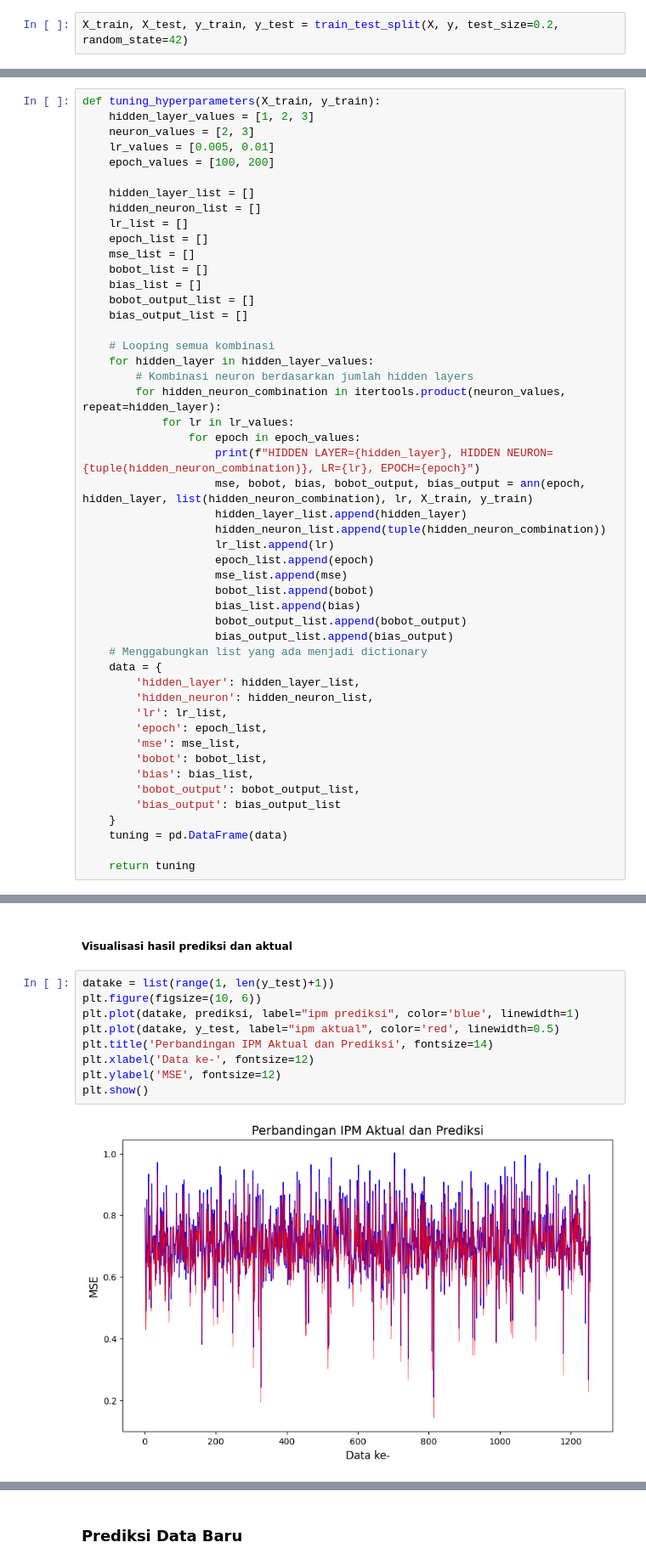
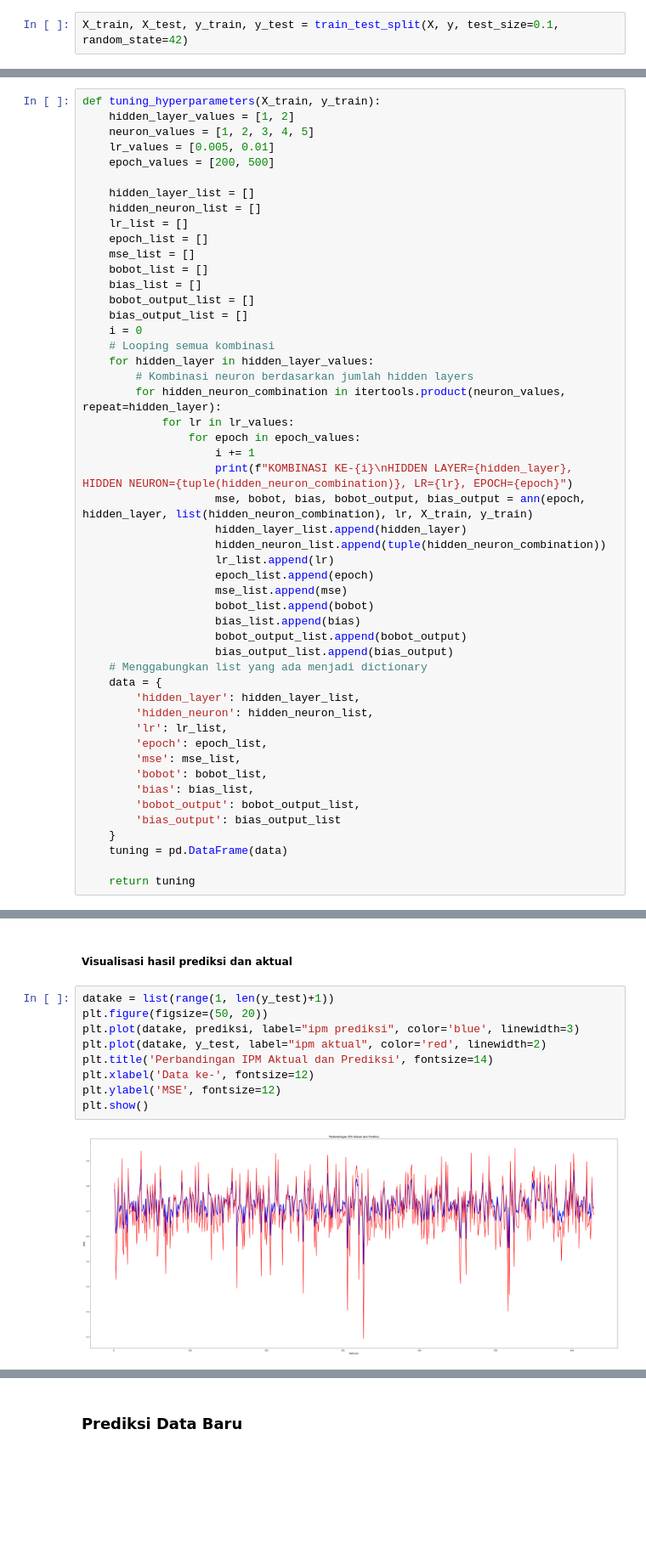
Before and after one commit to dikkawipraa22/Project-Metode-Kecerdasan-Buatan-Lanjut, a Jupyter notebook: modeling.ipynb, the cells around one changed output, grey strips where cells are left out. Shown at 85% size. Cells and saved outputs as stored; diff of their text form; blank space fills up the shorter version.

```diff
--- a/modeling.ipynb
+++ b/modeling.ipynb
@@ -36,7 +36,7 @@ array([[0.70550539],
 # %% [markdown]
 ### Split Data
 # %%
-X_train, X_test, y_train, y_test = train_test_split(X, y, test_size=0.2, random_state=42)
+X_train, X_test, y_train, y_test = train_test_split(X, y, test_size=0.1, random_state=42)
 # %% [markdown]
 ### Modeling
 # %% [markdown]
@@ -204,10 +198,10 @@ Epoch 100, MSE: 0.02542852447793759
 PELATIHAN SELESAI
 # %%
 def tuning_hyperparameters(X_train, y_train):
-    hidden_layer_values = [1, 2, 3]
-    neuron_values = [2, 3]
+    hidden_layer_values = [1, 2]
+    neuron_values = [1, 2, 3, 4, 5]
     lr_values = [0.005, 0.01]
-    epoch_values = [100, 200]
+    epoch_values = [200, 500]
 
     hidden_layer_list = []
     hidden_neuron_list = []
@@ -218,14 +212,15 @@ def tuning_hyperparameters(X_train, y_train):
     bias_list = []
     bobot_output_list = []
     bias_output_list = []
-
+    i = 0
     # Looping semua kombinasi
     for hidden_layer in hidden_layer_values:
         # Kombinasi neuron berdasarkan jumlah hidden layers
         for hidden_neuron_combination in itertools.product(neuron_values, repeat=hidden_layer):
             for lr in lr_values:
                 for epoch in epoch_values:
-                    print(f"HIDDEN LAYER={hidden_layer}, HIDDEN NEURON={tuple(hidden_neuron_combination)}, LR={lr}, EPOCH={epoch}")
+                    i += 1
+                    print(f"KOMBINASI KE-{i}\nHIDDEN LAYER={hidden_layer}, HIDDEN NEURON={tuple(hidden_neuron_combination)}, LR={lr}, EPOCH={epoch}")
                     mse, bobot, bias, bobot_output, bias_output = ann(epoch, hidden_layer, list(hidden_neuron_combination), lr, X_train, y_train)
                     hidden_layer_list.append(hidden_layer)
                     hidden_neuron_list.append(tuple(hidden_neuron_combination))
@@ -377,15 +384,15 @@ prediksi = predict(X_test, best_bobot_global, best_bias_global, best_bobot_outpu
 ##### Visualisasi hasil prediksi dan aktual
 # %%
 datake = list(range(1, len(y_test)+1))
-plt.figure(figsize=(10, 6))
-plt.plot(datake, prediksi, label="ipm prediksi", color='blue', linewidth=1)
-plt.plot(datake, y_test, label="ipm aktual", color='red', linewidth=0.5)
+plt.figure(figsize=(50, 20))
+plt.plot(datake, prediksi, label="ipm prediksi", color='blue', linewidth=3)
+plt.plot(datake, y_test, label="ipm aktual", color='red', linewidth=2)
 plt.title('Perbandingan IPM Aktual dan Prediksi', fontsize=14)
 plt.xlabel('Data ke-', fontsize=12)
 plt.ylabel('MSE', fontsize=12)
 plt.show()
 # %% [output]
-[figure, old version]
+[figure, new version]
 # %%
 for i in range(len(y_test)):
     print(f"Aktual: {y_test[i][0]} - Prediksi: {prediksi[i]}")
```
Also changed, not shown: parts of 10 cells of this notebook, 10 other files.
